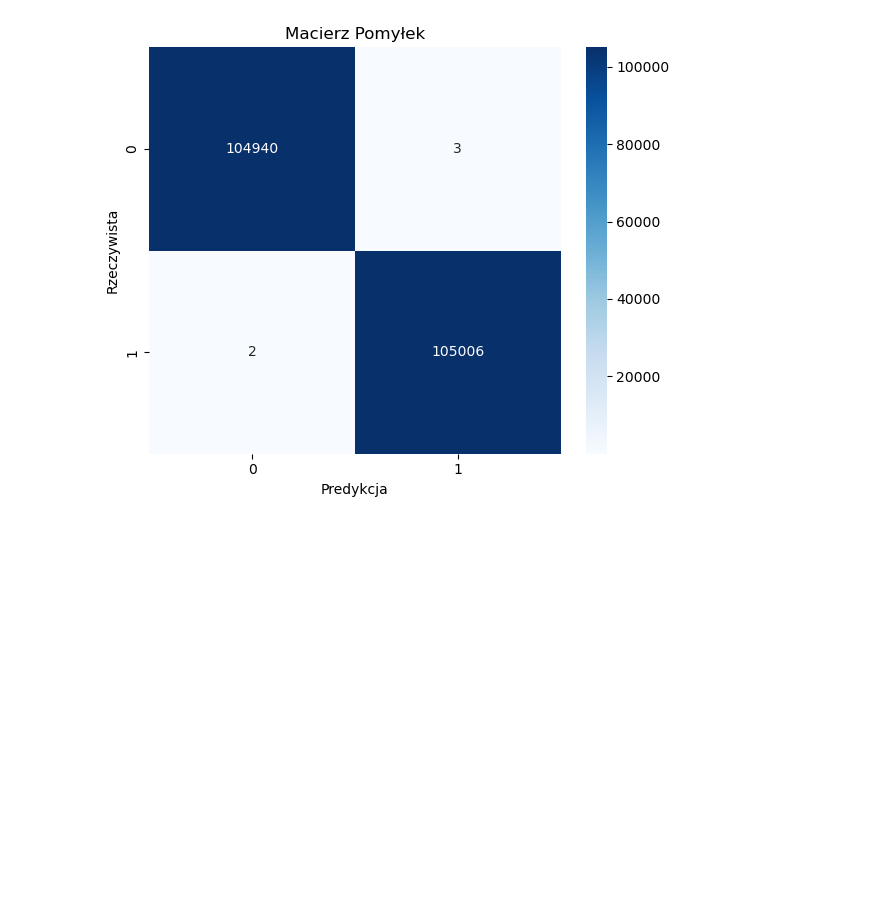
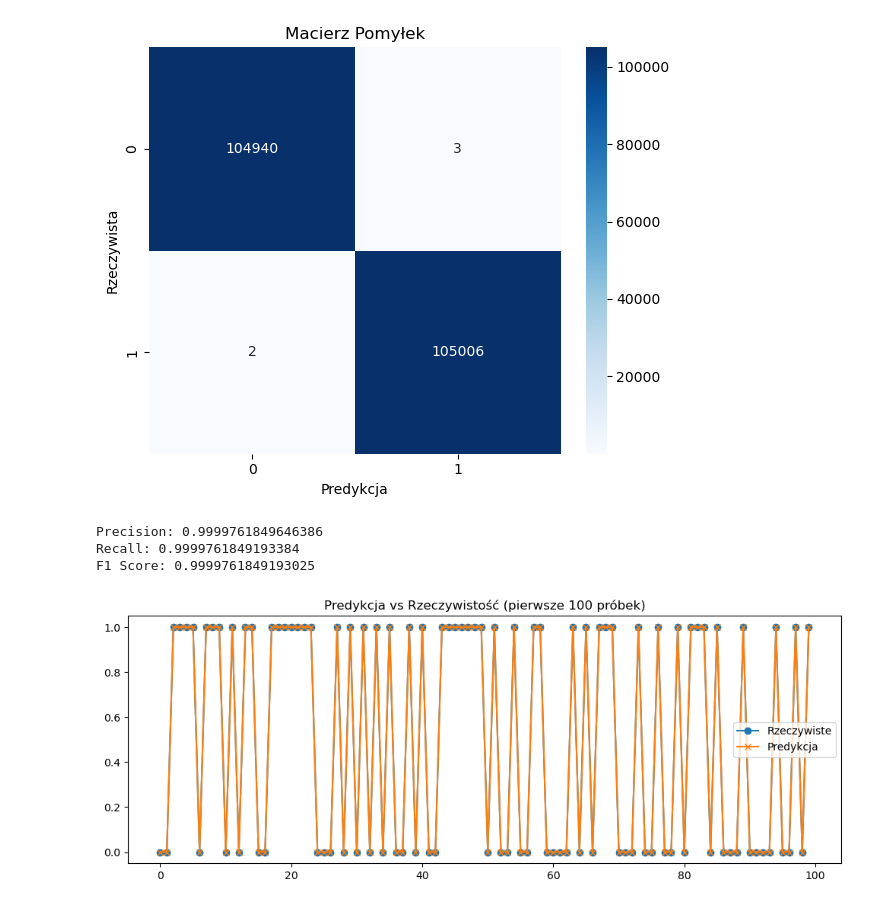
Before and after one commit to Saddii/WSB_UM, a Jupyter notebook: Projekt_UM.ipynb, the cells around one changed output. Cells and saved outputs as stored; diff of their text form; code cells hidden in the pictures; blank space fills up the shorter version.

Commit message:
tests

```diff
--- a/Projekt_UM.ipynb
+++ b/Projekt_UM.ipynb
@@ -269,3 +278,23 @@ plt.tight_layout()
 plt.show()
 # %% [output]
 [figure]
+# %%
+from sklearn.metrics import precision_score, recall_score, f1_score
+
+print("Precision:", precision_score(y_test, y_pred, average='weighted'))
+print("Recall:", recall_score(y_test, y_pred, average='weighted'))
+print("F1 Score:", f1_score(y_test, y_pred, average='weighted'))
+# %% [output]
+Precision: 0.9999761849646386
+Recall: 0.9999761849193384
+F1 Score: 0.9999761849193025
+# %%
+plt.figure(figsize=(10, 4))
+plt.plot(y_test[:100].values, label='Rzeczywiste', marker='o')
+plt.plot(y_pred[:100], label='Predykcja', marker='x')
+plt.legend()
+plt.title("Predykcja vs Rzeczywistość (pierwsze 100 próbek)")
+plt.tight_layout()
+plt.show()
+# %% [output]
+[figure, added]
```
Also changed, not shown: parts of 6 cells of this notebook.
